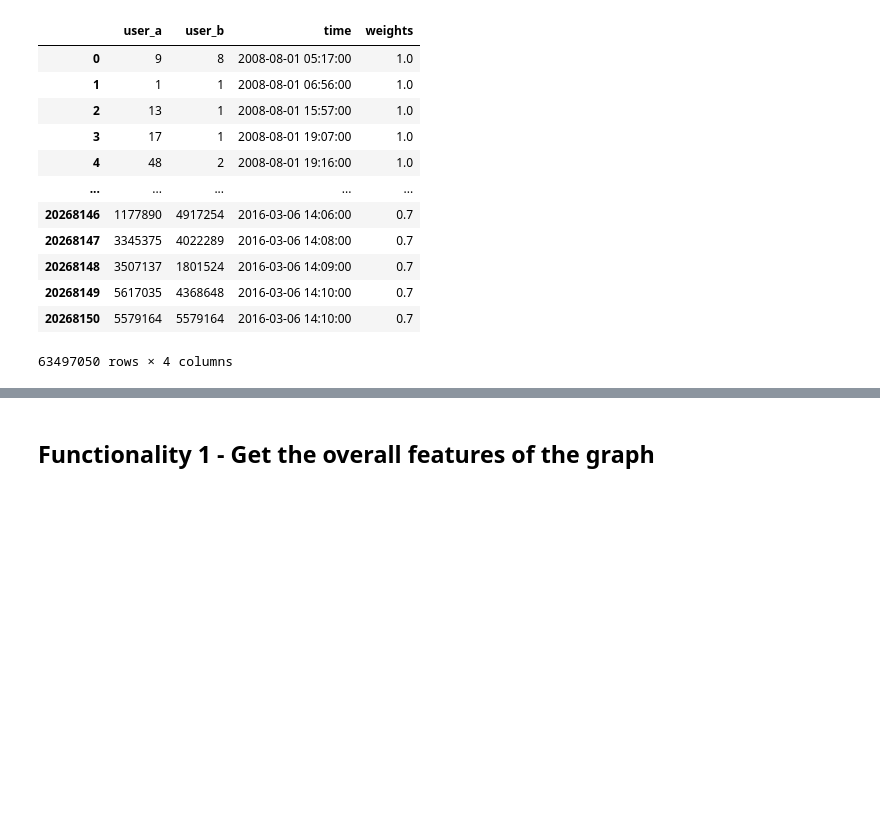
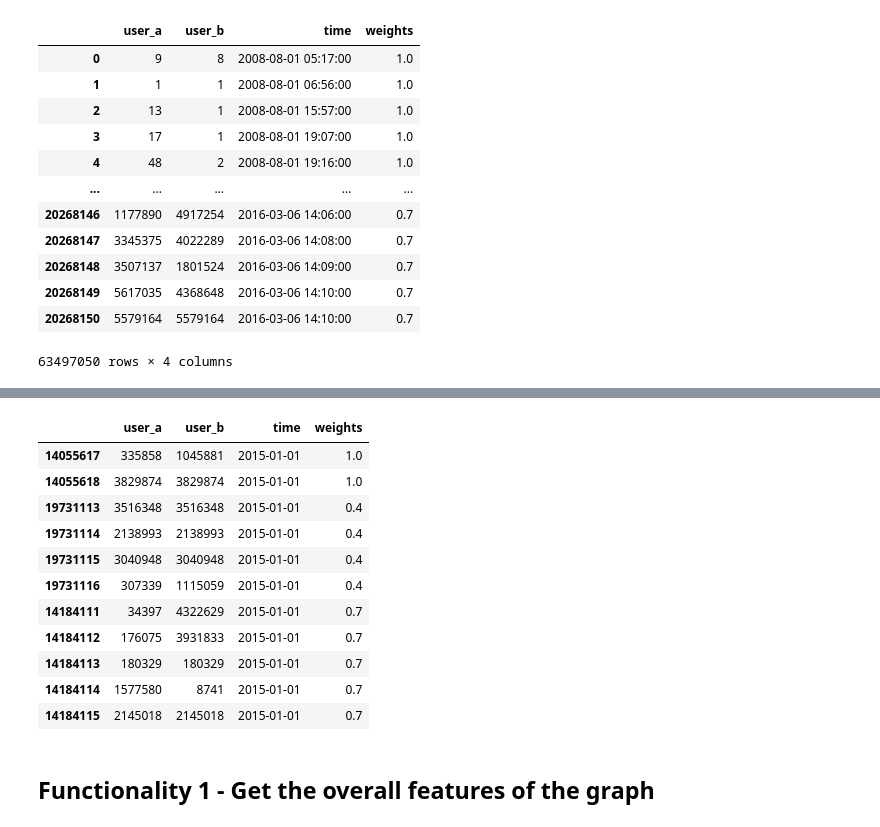
Before and after one commit to michele1783/ADM-HW5, a Jupyter notebook: test-Ame.ipynb, the cells around one changed output, grey strips where cells are left out. Cells and saved outputs as stored; diff of their text form; code cells hidden in the pictures; blank space fills up the shorter version.

```diff
--- a/test-Ame.ipynb
+++ b/test-Ame.ipynb
@@ -118,3 +188,18 @@ totDataframe
+# %%
+totDataframe_2y[totDataframe_2y.time.between("2015-01-01","2015-01-01")].iloc[:1000]
+# %% [output]
+|  | user_a | user_b | time | weights |
+| 14055617 | 335858 | 1045881 | 2015-01-01 | 1.0 |
+| 14055618 | 3829874 | 3829874 | 2015-01-01 | 1.0 |
+| 19731113 | 3516348 | 3516348 | 2015-01-01 | 0.4 |
+| 19731114 | 2138993 | 2138993 | 2015-01-01 | 0.4 |
+| 19731115 | 3040948 | 3040948 | 2015-01-01 | 0.4 |
+| 19731116 | 307339 | 1115059 | 2015-01-01 | 0.4 |
+| 14184111 | 34397 | 4322629 | 2015-01-01 | 0.7 |
+| 14184112 | 176075 | 3931833 | 2015-01-01 | 0.7 |
+| 14184113 | 180329 | 180329 | 2015-01-01 | 0.7 |
+| 14184114 | 1577580 | 8741 | 2015-01-01 | 0.7 |
+| 14184115 | 2145018 | 2145018 | 2015-01-01 | 0.7 |
 # %%
 class EDGE:
 
```
Also changed, not shown: parts of 19 cells of this notebook.
